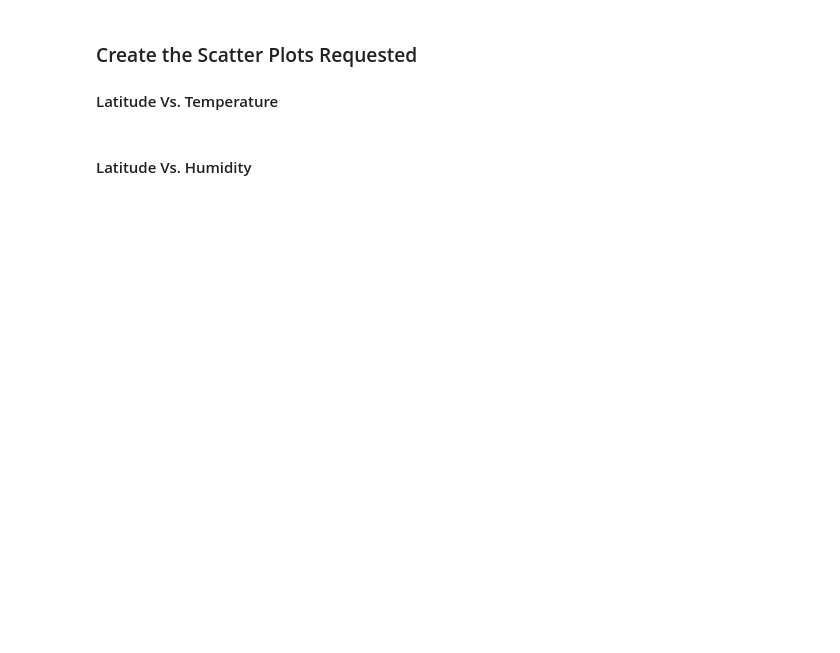
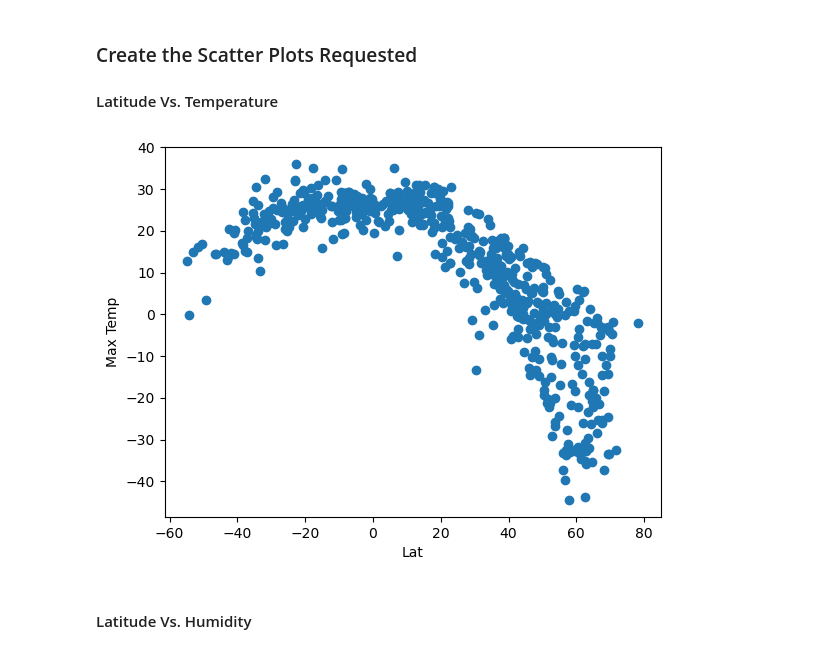
Before and after one commit to limbupella/Python-APIs, a Jupyter notebook: WeatherPy/Starter_Code/starter_code/WeatherPy.ipynb, the cells around one changed output. Saved outputs shown, nothing was run; the diff lists cells and outputs as text; code cells hidden in the pictures; blank space fills up the shorter version.

```diff
--- a/WeatherPy/Starter_Code/starter_code/WeatherPy.ipynb
+++ b/WeatherPy/Starter_Code/starter_code/WeatherPy.ipynb
@@ -158,7 +163,7 @@ city_data_df.head()
 city_data_df.to_csv("../output_data/cities.csv", index_label="City_ID")
 # %%
 # Read saved data
-city_data_df = pd.read_csv("output_data/cities.csv", index_col="City_ID")
+city_data_df = pd.read_csv("../output_data/cities.csv", index_col="City_ID")
 
 # Display sample data
 city_data_df.head()
@@ -169,15 +182,18 @@ city_data_df.head()
 # %%
 # Build scatter plot for latitude vs. temperature
 # YOUR CODE HERE
-
+plt.scatter(city_data_df["Lat"], city_data_df["Max Temp"])
 # Incorporate the other graph properties
 # YOUR CODE HERE
-
+plt.xlabel("Lat")
+plt.ylabel("Max Temp")
 # Save the figure
-plt.savefig("output_data/Fig1.png")
+plt.savefig("../output_data/Fig1.png")
 
 # Show plot
 plt.show()
+# %% [output]
+[figure, added]
 # %% [markdown]
 #### Latitude Vs. Humidity
 # %%
```
Also changed, not shown: parts of 11 cells of this notebook, 6 other files.
